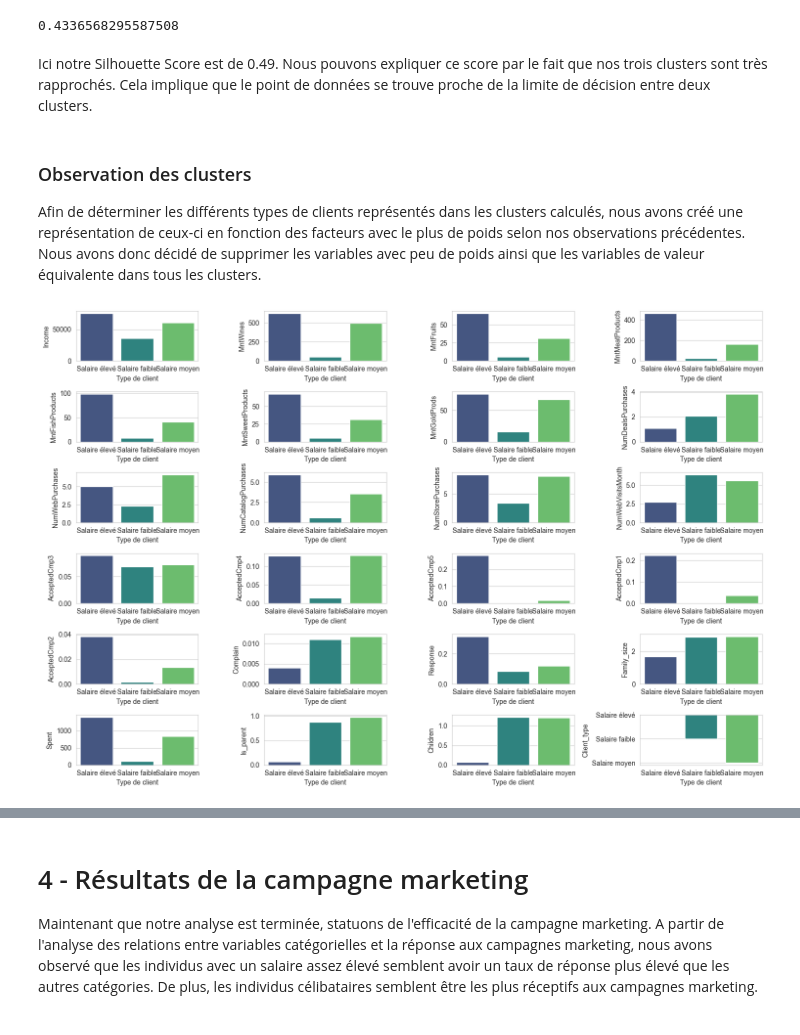
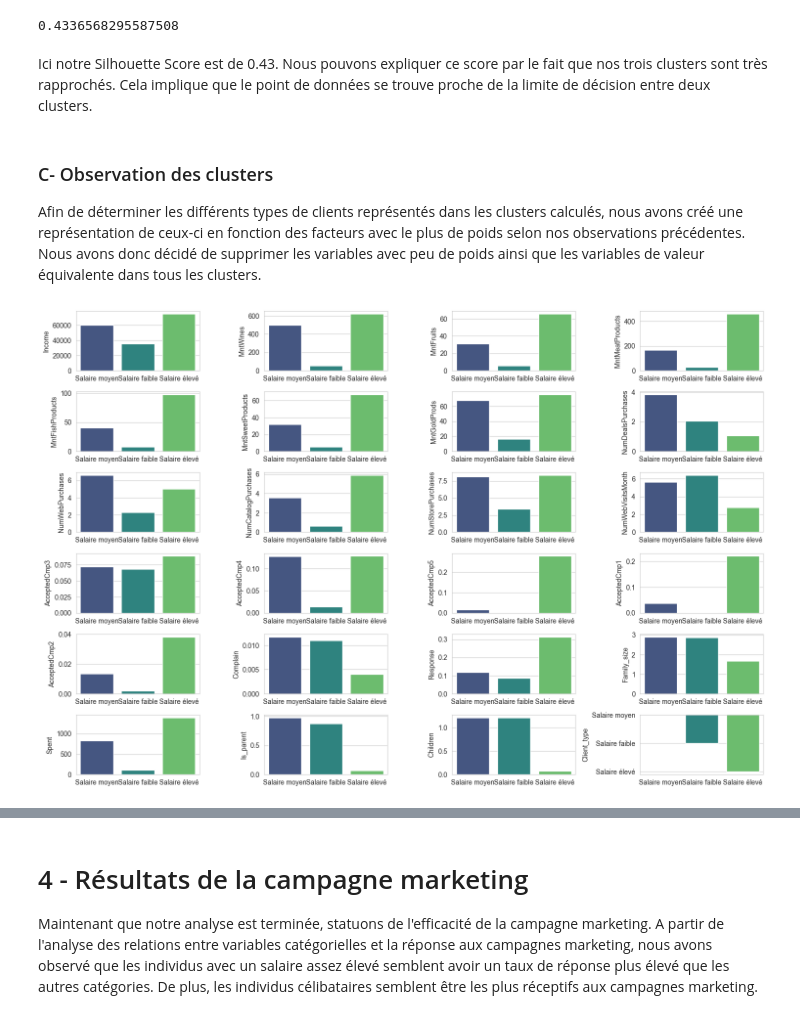
Before and after one commit to MattisFernandez/Rush05, a Jupyter notebook: Notebook.ipynb, the cells around one changed output, grey strips where cells are left out. Drawn from its saved outputs; the diff is of its cells as text; code cells hidden in the pictures.

```diff
--- a/Notebook.ipynb
+++ b/Notebook.ipynb
@@ -378,49 +376,39 @@ print(score)
 # %% [output]
 0.4336568295587508
 # %% [markdown]
-Ici notre Silhouette Score est de 0.49. Nous pouvons expliquer ce score par le fait que nos trois clusters sont très rapprochés. Cela implique que le point de données se trouve proche de la limite de décision entre deux clusters.
+Ici notre Silhouette Score est de 0.43. Nous pouvons expliquer ce score par le fait que nos trois clusters sont très rapprochés. Cela implique que le point de données se trouve proche de la limite de décision entre deux clusters.
 # %% [markdown]
-### Observation des clusters
+### C- Observation des clusters
 
 Afin de déterminer les différents types de clients représentés dans les clusters calculés, nous avons créé une représentation de ceux-ci en fonction des facteurs avec le plus de poids selon nos observations précédentes.
 Nous avons donc décidé de supprimer les variables avec peu de poids ainsi que les variables de valeur équivalente dans tous les clusters.
 # %%
-# Groupement des valeurs par cluster
-
 mean_by_cluster = data_clean.groupby('Clusters').mean().copy()
-
-# Ajout d'une variable définissant les types de clients trouvés par le K-mean
 
 def tri_par_salaire () :
     array = ["","",""]
     for row in mean_by_cluster.iterrows():
         if (row[1]["Income"] == mean_by_cluster["Income"].max()) :
             array[row[0]] = "Salaire élevé"
         elif (row[1]["Income"] == mean_by_cluster["Income"].min()) :
             array[row[0]] = "Salaire faible"
         else :
             array[row[0]] = "Salaire moyen"
     return array
 
 salaires = tri_par_salaire()
 mean_by_cluster["Client_type"] = salaires
-
-# Supression des colonnes inutiles
-
 mean_by_cluster = mean_by_cluster.drop(columns = ["Age", "Marital_Status_Score", "Education2", "Customer_for", "Recency"])
 
-# Visualisation des résultats
-
 fig, axes  = plt.subplots(6,4 , figsize=(15, 10))
-
 for ax, column in zip(axes.flatten(), mean_by_cluster.columns) :
     sns.barplot(x="Client_type", y=column, data=mean_by_cluster, hue="Client_type", ax=ax, palette="viridis")
-    ax.set_xlabel('Type de client')
+    ax.set_xlabel('')
 
 plt.tight_layout(pad=1.0)
 plt.show()
 # %% [output]
-[figure, old version]
+[figure, new version]
 # %% [markdown]
 ### Types de clients
 
```
Also changed, not shown: parts of 25 cells of this notebook.
